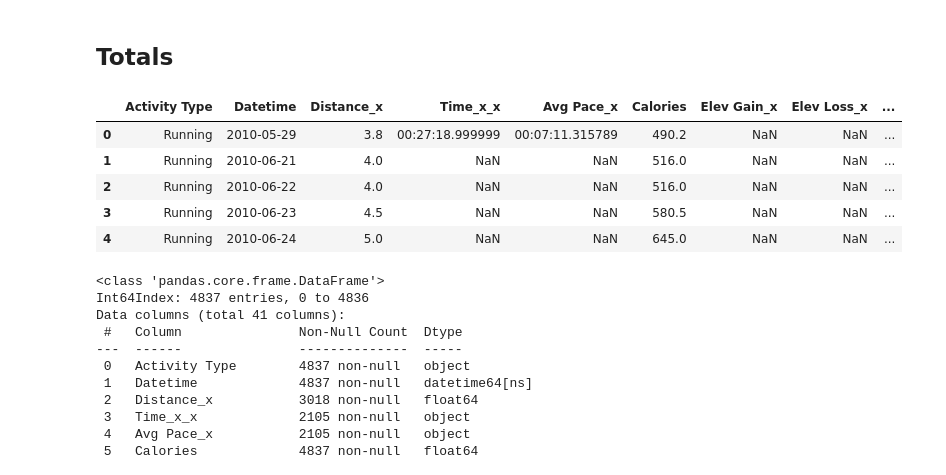
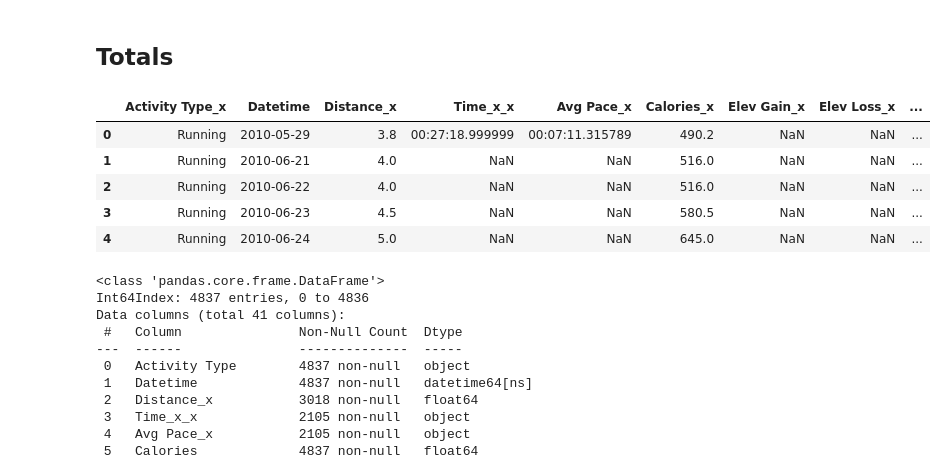
Before and after one commit to lilfetz22/Running_data, a Jupyter notebook: Running_Log.ipynb, the cells around one changed output. Cells and saved outputs as stored; diff of their text form; code cells hidden in the pictures.

Commit message:
Working on Activity log

```diff
--- a/Running_Log.ipynb
+++ b/Running_Log.ipynb
@@ -1575,0 +1556,2 @@ memory usage: 213.8+ KB
+# %%
+bike_merged2 = bike_merged2.rename(columns = {'Beginning': 'Notes2'})
@@ -1663,11 +1663,11 @@ swimming_log.to_csv("/content/drive/My Drive/swimming_log.csv")
 activity_log = pd.DataFrame()
 # %%
 logs_list = [running_log, biking_log, workout_log, swimming_log]
-activity_log = reduce(lambda  left,right: pd.merge(left,right,on=['Datetime','Calories','Activity Type'],
+activity_log = reduce(lambda  left,right: pd.merge(left,right,on=['Datetime','raw_note'],
                                             how='outer'), logs_list)
 activity_log.head()
 # %% [output]
-|  | Activity Type | Datetime | Distance_x | Time_x_x | Avg Pace_x | Calories | Elev Gain_x | Elev Loss_x | ... |
+|  | Activity Type_x | Datetime | Distance_x | Time_x_x | Avg Pace_x | Calories_x | Elev Gain_x | Elev Loss_x | ... |
 | 0 | Running | 2010-05-29 | 3.8 | 00:27:18.999999 | 00:07:11.315789 | 490.2 | NaN | NaN | ... |
 | 1 | Running | 2010-06-21 | 4.0 | NaN | NaN | 516.0 | NaN | NaN | ... |
 | 2 | Running | 2010-06-22 | 4.0 | NaN | NaN | 516.0 | NaN | NaN | ... |
```
Also changed, not shown: parts of 3 cells of this notebook.
